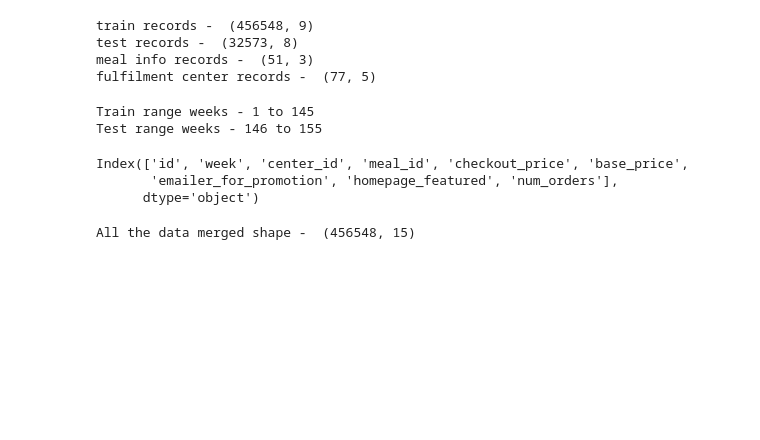
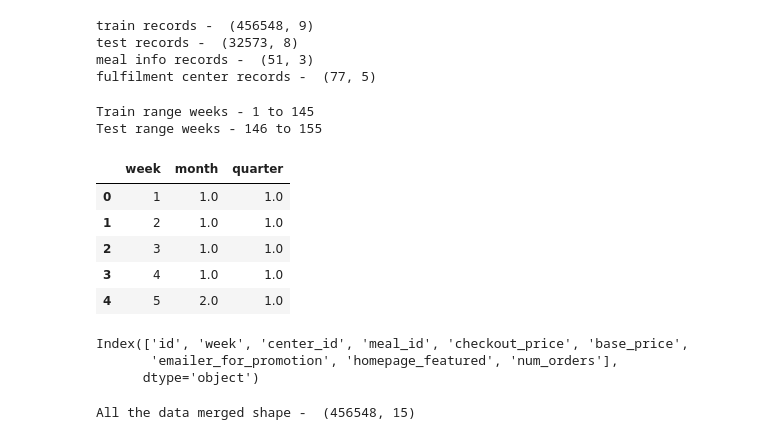
Before and after one commit to Achal-1606/ml-new-beginning, a Jupyter notebook: GP_hack/Untitled.ipynb, the cells around one changed output. Saved outputs shown, nothing was run; the diff lists cells and outputs as text; code cells hidden in the pictures; blank space fills up the shorter version.

```diff
--- a/GP_hack/Untitled.ipynb
+++ b/GP_hack/Untitled.ipynb
@@ -46,3 +48,15 @@ Test range weeks - 146 to 155
+# %%
+week_map_pd.loc[:, "month"] = week_map_pd.week.map(lambda x: np.ceil(x/4))
+week_map_pd.loc[:, "quarter"] = week_map_pd.week.map(lambda x: np.ceil(x/13))
+# %%
+week_map_pd.head()
+# %% [output]
+|  | week | month | quarter |
+| 0 | 1 | 1.0 | 1.0 |
+| 1 | 2 | 1.0 | 1.0 |
+| 2 | 3 | 1.0 | 1.0 |
+| 3 | 4 | 1.0 | 1.0 |
+| 4 | 5 | 2.0 | 1.0 |
 # %%
 train_pd.columns
 # %% [output]
```
Also changed, not shown: parts of 10 cells of this notebook, 1 other file.
